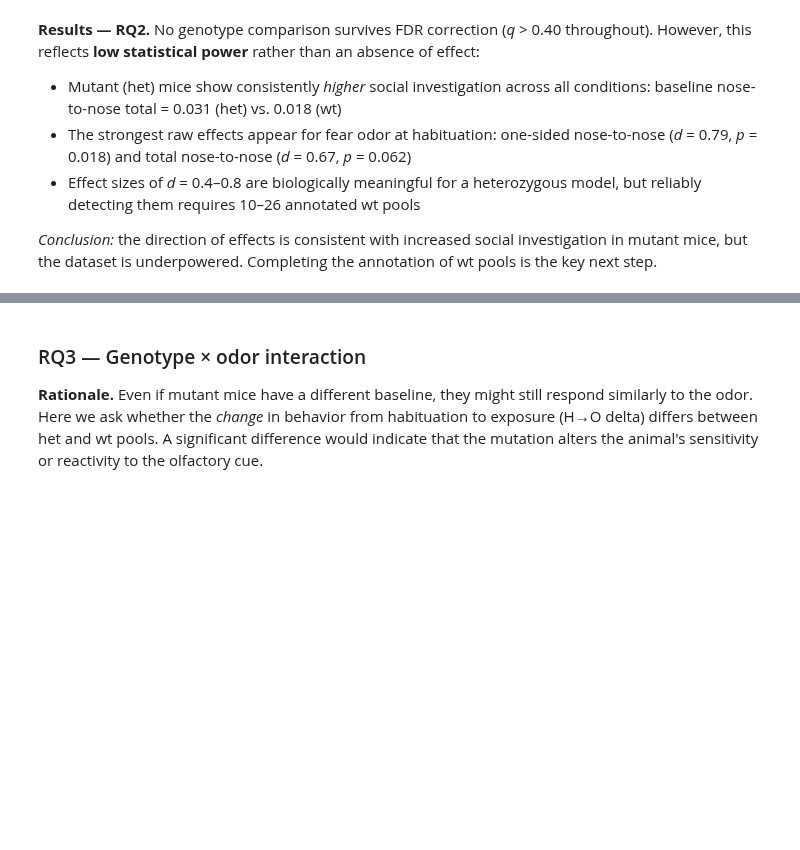
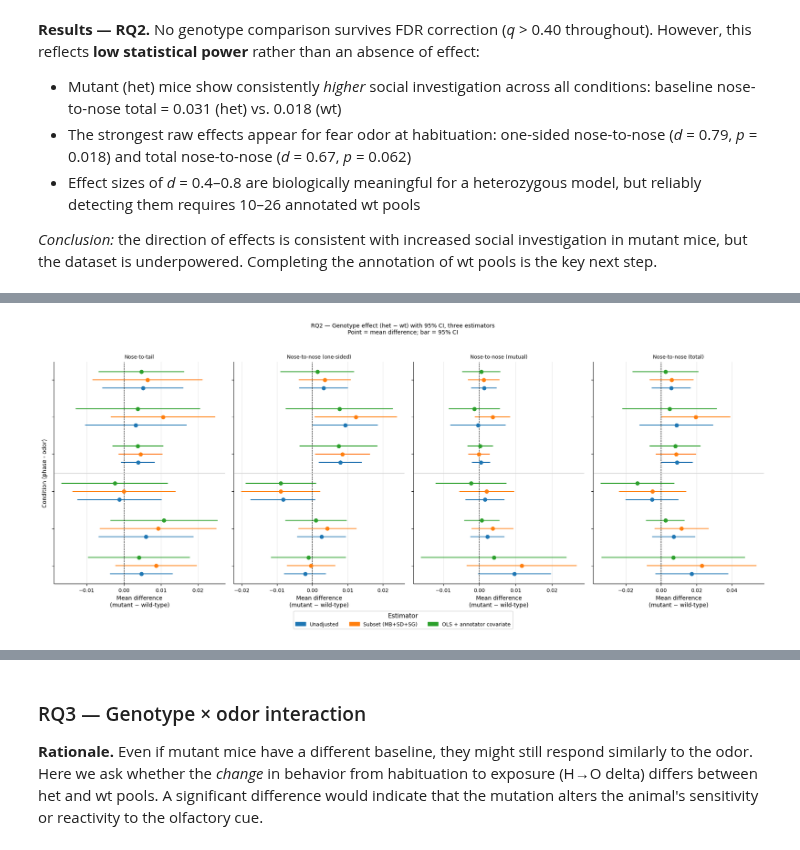
Before and after one commit to CausalLearningAI/artificial-causal-inference, a Jupyter notebook: notebooks/causality/mice.ipynb, the cells around one changed output, grey strips where cells are left out. Cells and saved outputs as stored; diff of their text form; code cells hidden in the pictures; blank space fills up the shorter version.

```diff
--- a/notebooks/causality/mice.ipynb
+++ b/notebooks/causality/mice.ipynb
@@ -334,0 +554,57 @@ display(geno_ate[['Odor','Phase','Behavior','Sex','het mean','wt mean',
+# %%
+
+# Forest plot: unadjusted vs annotator-adjusted estimates for all conditions
+METHOD_COLOR = {
+    'Unadjusted':                '#1F77B4',
+    'Subset (MB+SD+SG)':         '#FF7F0E',
+    'OLS + annotator covariate': '#2CA02C',
+}
+METHOD_OFFSET = {
+    'Unadjusted':                -0.22,
+    'Subset (MB+SD+SG)':          0.0,
+    'OLS + annotator covariate':  0.22,
+}
+COND_ORDER = [f'{PHASE_FULL[p]} - {ODOR_FULL[o]}' for o in ['S', 'F'] for p in ['H', 'O', 'P']]
+
+fig, axes = plt.subplots(1, len(BEHAVIORS), figsize=(18, 7), sharey=True)
+
+for ax, beh_title in zip(axes, TITLES):
+    sub = comparison[comparison['Behavior'] == beh_title].copy()
+    sub['condition'] = sub['Phase'] + ' - ' + sub['Odor']
+    sub['y'] = sub['condition'].map({c: i for i, c in enumerate(COND_ORDER)})
+
+    for _, row in sub.iterrows():
+        color  = METHOD_COLOR[row['Method']]
+        offset = METHOD_OFFSET[row['Method']]
+        ypos   = row['y'] + offset
+        ax.plot([row['CI lower'], row['CI upper']], [ypos, ypos],
+                color=color, linewidth=1.5, solid_capstyle='round')
+        ax.scatter(row['Mean diff (het-wt)'], ypos, color=color, zorder=3, s=40)
+        if row.get('sig', ''):
+            ax.text(row['CI upper'] + 0.0003, ypos, row['sig'],
+                    va='center', fontsize=8, color=color)
+
+    ax.axvline(0, color='black', linestyle='--', linewidth=0.8)
+    ax.set_yticks(range(len(COND_ORDER)))
+    if ax is axes[0]:
+        ax.set_yticklabels(COND_ORDER, fontsize=8)
+        ax.set_ylabel('Condition (phase - odor)')
+    else:
+        ax.set_yticklabels([])
+    ax.axhline(2.5, color='lightgray', linewidth=0.8)
+    ax.set_title(beh_title, fontsize=9)
+    ax.set_xlabel('Mean difference\n(mutant − wild-type)')
+    ax.invert_yaxis()
+    ax.grid(axis='x', alpha=0.3)
+    sns.despine(ax=ax)
+
+patches = [mpatches.Patch(color=c, label=l) for l, c in METHOD_COLOR.items()]
+fig.legend(handles=patches, title='Estimator', loc='lower center',
+           bbox_to_anchor=(0.5, -0.06), ncol=3, frameon=True, fontsize=9)
+fig.suptitle('RQ2 — Genotype effect (het − wt) with 95% CI, three estimators\n'
+             'Point = mean difference; bar = 95% CI', y=1.02, fontsize=10)
+plt.tight_layout()
+fig.savefig('results/genotype_ate_adjusted.png', dpi=300, bbox_inches='tight')
+plt.show()
+# %% [output]
+[figure, added]
```
Also changed, not shown: parts of 7 cells of this notebook.
